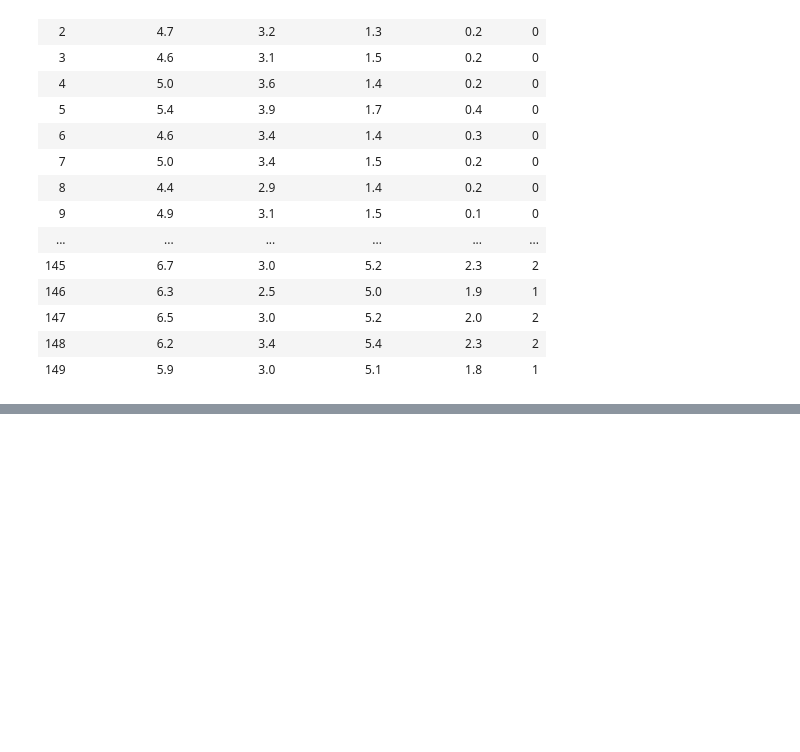
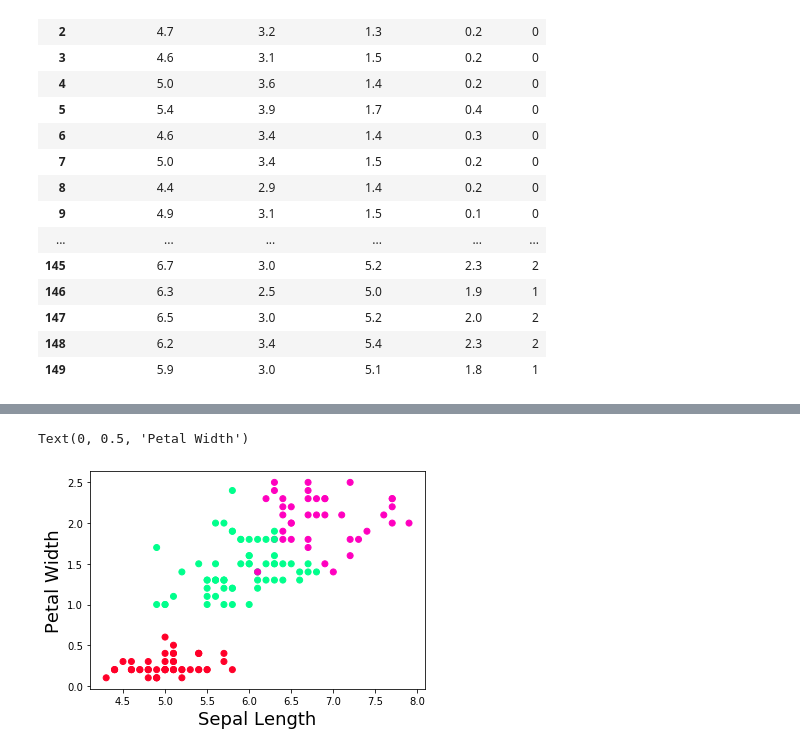
Before and after one commit to akmalamka/myKMeansAndmyAgglomerative, a Jupyter notebook: Tubes2A.ipynb, the cells around one changed output, grey strips where cells are left out. Cells and saved outputs as stored; diff of their text form; code cells hidden in the pictures; blank space fills up the shorter version.

```diff
--- a/Tubes2A.ipynb
+++ b/Tubes2A.ipynb
@@ -70,0 +126,7 @@ iris_process.join(group)
+# %%
+plt.scatter(iris.iloc[:,1], iris.iloc[:,4], c=group.iloc[:,0], cmap='gist_rainbow')
+plt.xlabel('Sepal Length', fontsize=18)
+plt.ylabel('Petal Width', fontsize=18)
+# %% [output]
+Text(0, 0.5, 'Petal Width')
+[figure, added]
```
Also changed, not shown: parts of 8 cells of this notebook.
